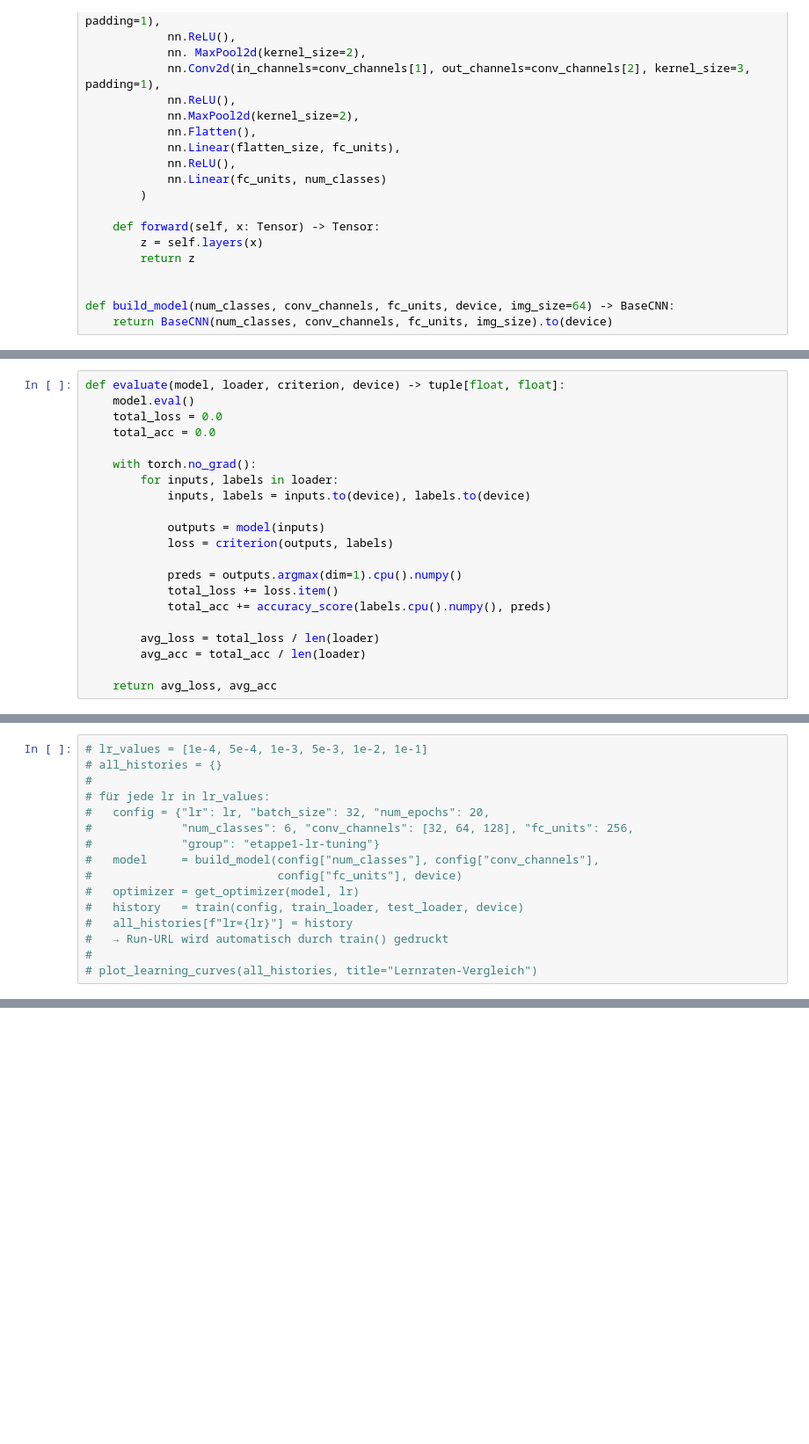
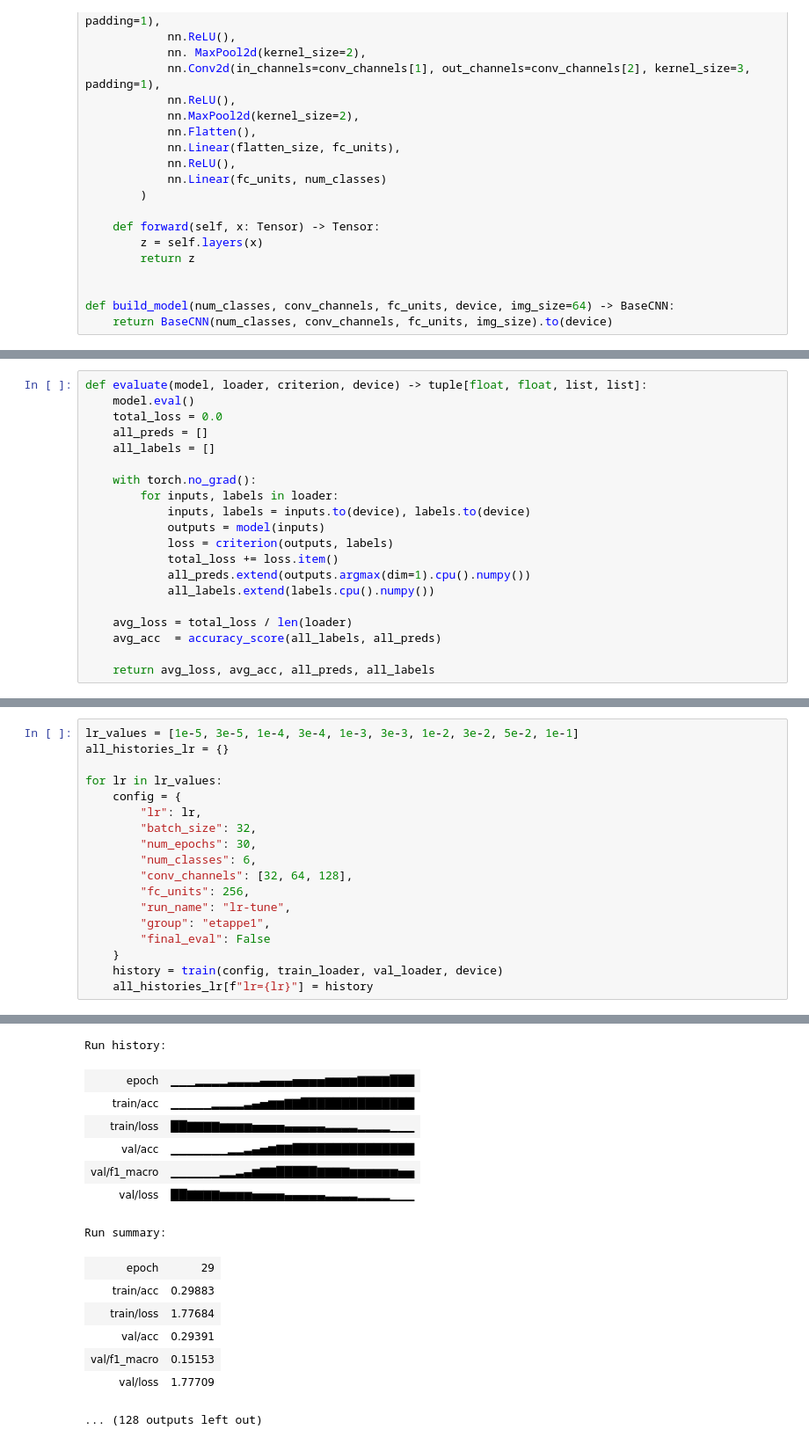
Before and after one commit to damiansze/DEL_FS26, a Jupyter notebook: DEL_MC.ipynb, the cells around one changed output, grey strips where cells are left out. Shown at 88% size. Saved outputs shown, nothing was run; the diff lists cells and outputs as text; blank space fills up the shorter version.

```diff
--- a/DEL_MC.ipynb
+++ b/DEL_MC.ipynb
@@ -268,23 +350,22 @@ def train_one_epoch(model, loader, optimizer, criterion, device) -> tuple[float,
 
     return avg_loss, avg_acc
 # %%
-def evaluate(model, loader, criterion, device) -> tuple[float, float]:
+def evaluate(model, loader, criterion, device) -> tuple[float, float, list, list]:
     model.eval()
     total_loss = 0.0
-    total_acc = 0.0
+    all_preds = []
+    all_labels = []
 
     with torch.no_grad():
         for inputs, labels in loader:
             inputs, labels = inputs.to(device), labels.to(device)
-
             outputs = model(inputs)
             loss = criterion(outputs, labels)
+            total_loss += loss.item()
+            all_preds.extend(outputs.argmax(dim=1).cpu().numpy())
+            all_labels.extend(labels.cpu().numpy())
 
-            preds = outputs.argmax(dim=1).cpu().numpy()
-            total_loss += loss.item()
-            total_acc += accuracy_score(labels.cpu().numpy(), preds)
+    avg_loss = total_loss / len(loader)
+    avg_acc  = accuracy_score(all_labels, all_preds)
 
-        avg_loss = total_loss / len(loader)
-        avg_acc = total_acc / len(loader)
-
-    return avg_loss, avg_acc
+    return avg_loss, avg_acc, all_preds, all_labels
@@ -406,16 +593,19 @@ Alle anderen Parameter fix: `batch_size=32`, SGD ohne Momentum, `num_epochs=20`.
 # %%
-# lr_values = [1e-4, 5e-4, 1e-3, 5e-3, 1e-2, 1e-1]
-# all_histories = {}
-#
-# für jede lr in lr_values:
-#   config = {"lr": lr, "batch_size": 32, "num_epochs": 20,
-#             "num_classes": 6, "conv_channels": [32, 64, 128], "fc_units": 256,
-#             "group": "etappe1-lr-tuning"}
-#   model     = build_model(config["num_classes"], config["conv_channels"],
-#                           config["fc_units"], device)
-#   optimizer = get_optimizer(model, lr)
-#   history   = train(config, train_loader, test_loader, device)
-#   all_histories[f"lr={lr}"] = history
-#   → Run-URL wird automatisch durch train() gedruckt
-#
-# plot_learning_curves(all_histories, title="Lernraten-Vergleich")
+lr_values = [1e-5, 3e-5, 1e-4, 3e-4, 1e-3, 3e-3, 1e-2, 3e-2, 5e-2, 1e-1]
+all_histories_lr = {}
+
+for lr in lr_values:
+    config = {
+        "lr": lr,
+        "batch_size": 32,
+        "num_epochs": 30,
+        "num_classes": 6,
+        "conv_channels": [32, 64, 128],
+        "fc_units": 256,
+        "run_name": "lr-tune",
+        "group": "etappe1",
+        "final_eval": False
+    }
+    history = train(config, train_loader, val_loader, device)
+    all_histories_lr[f"lr={lr}"] = history
+# %% [output]
@@ -421,0 +620,15 @@ Alle anderen Parameter fix: `batch_size=32`, SGD ohne Momentum, `num_epochs=20`.
+Run history:
+| epoch | ▁▁▁▂▂▂▂▃▃▃▃▄▄▄▄▅▅▅▅▆▆▆▆▇▇▇▇███ |
+| train/acc | ▁▁▁▁▁▂▂▂▂▃▄▅▆▆▇▇██████████████ |
+| train/loss | ██▇▇▇▇▆▆▆▆▅▅▅▅▄▄▄▄▄▃▃▃▃▂▂▂▂▁▁▁ |
+| val/acc | ▁▁▁▁▁▁▁▂▂▃▄▅▆▇▇███████████████ |
+| val/f1_macro | ▁▁▁▁▁▁▂▂▃▄▆▇▇█████▇▇▇▇▆▆▆▆▆▆▅▅ |
+| val/loss | ██▇▇▇▇▆▆▆▆▅▅▅▅▄▄▄▄▄▃▃▃▃▂▂▂▂▁▁▁ |
+Run summary:
+| epoch | 29 |
+| train/acc | 0.29883 |
+| train/loss | 1.77684 |
+| val/acc | 0.29391 |
+| val/f1_macro | 0.15153 |
+| val/loss | 1.77709 |
+... (128 outputs left out)
```
Also changed, not shown: parts of 41 cells of this notebook, 3 other files.
